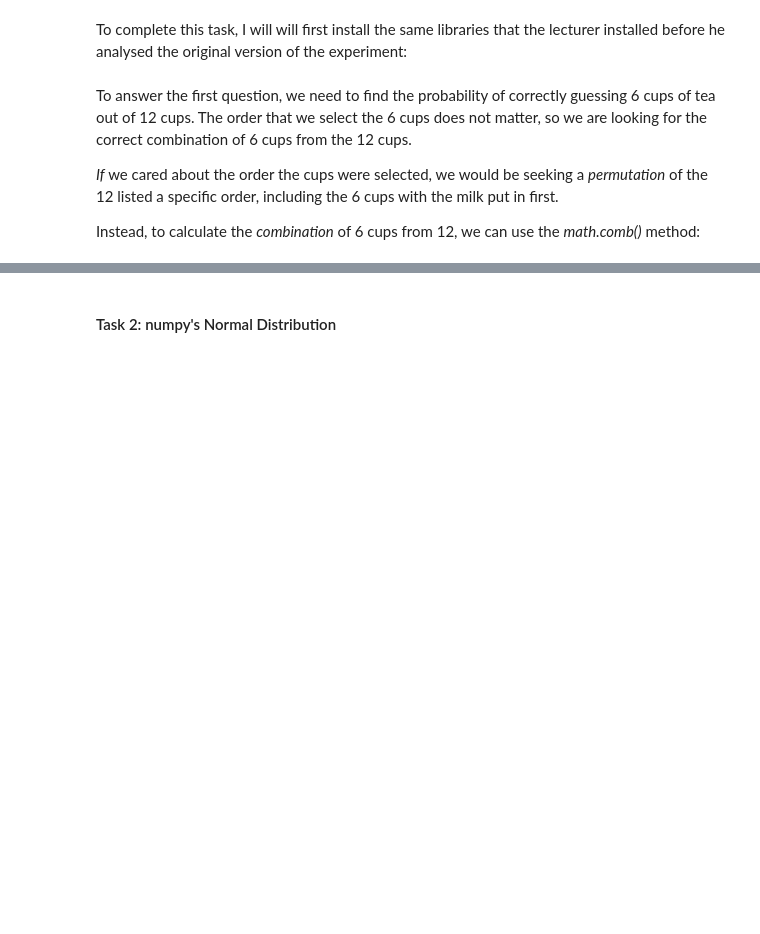
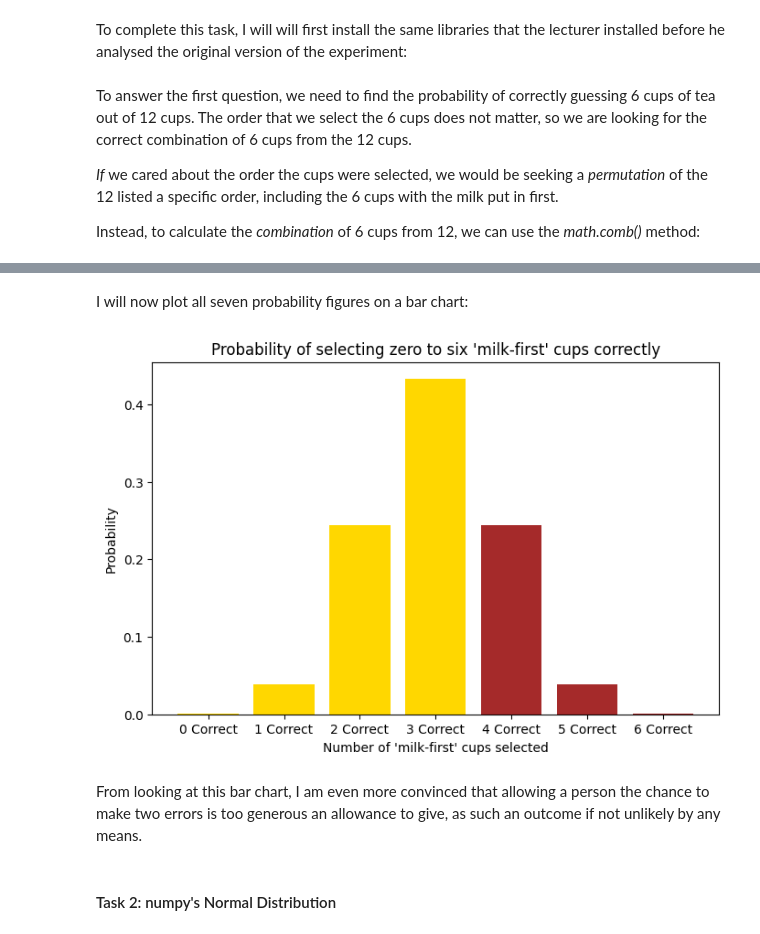
Before and after one commit to jmce22/app_stats, a Jupyter notebook: tasks.ipynb, the cells around one changed output, grey strips where cells are left out. Drawn from its saved outputs; the diff is of its cells as text; code cells hidden in the pictures; blank space fills up the shorter version.

Commit message:
answered remaining questions for Task 1. included bar chart to back up answer to last question of Task 1

```diff
--- a/tasks.ipynb
+++ b/tasks.ipynb
@@ -61,0 +81,12 @@ prob_6_correct
+# %%
+# The number of ways to select 4 out of the 6 'milk-first' cups multiplied by the number of ways to select 2 out of the 6 'tea-first' cups.
+ways_4_correct = math.comb(6,4) * math.comb (6,2)
+
+# dividing the above figure by the number of ways of selecting any 6 cups from the 12 cups
+prob_4_correct = ways_4_correct / all_combinations
+
+# finding the probability of selecting at most 2 wrong ie. at least 4 out of 6 correct, using the result from the last question
+prob_4_or_5_or_6_correct = prob_4_correct + prob_5_or_6_correct
+
+# Printing the result out to four decimal places
+print(f"The probability of correctly selecting at least 4 of the 'milk-first' cups is {round(prob_4_or_5_or_6_correct, 4)}.")
@@ -62,3 +97,36 @@ prob_6_correct
+# %%
+ways_0_correct = math.comb(6,0) * math.comb(6,6)
+prob_0_correct = ways_0_correct / all_combinations
+
+ways_1_correct = math.comb(6,1) * math.comb(6,5)
+prob_1_correct = ways_1_correct / all_combinations
+
+ways_2_correct = math.comb(6,2) * math.comb(6,4)
+prob_2_correct = ways_2_correct / all_combinations
+
+ways_3_correct = math.comb(6,3) * math.comb(6,3)
+prob_3_correct = ways_3_correct / all_combinations
+# %% [markdown]
+I will now plot all seven probability figures on a bar chart:
+# %%
+# Create a list of outcomes to include in the bar chart across the x-axis, and the probabilities of each outcome across the y-axis
+outcomes = ["0 Correct", "1 Correct", "2 Correct", "3 Correct", "4 Correct", "5 Correct", "6 Correct"]
+probabilities = [prob_0_correct, prob_1_correct, prob_2_correct, prob_3_correct, prob_4_correct, prob_5_correct, prob_6_correct]
+
+# To colour the bars for 4 or more cups differently to the bars for 3 or fewer cups, we can use an if-else statement
+colours = ["gold" if outcome in ["0 Correct", "1 Correct", "2 Correct", "3 Correct"] else "brown" for outcome in outcomes]
+
+# plotting the bar chart
+plt.figure(figsize=(8, 5))
+plt.bar(outcomes, probabilities, color=colours)
+plt.xlabel("Number of 'milk-first' cups selected")
+plt.ylabel("Probability")
+plt.title("Probability of selecting zero to six 'milk-first' cups correctly")
+plt.show()
+# %% [output]
+[figure, added]
+# %% [markdown]
+From looking at this bar chart, I am even more convinced that allowing a person the chance to make two errors is too generous an allowance to give, as such an outcome if not unlikely by any means.
 # %% [markdown]
 #### Task 2: numpy's Normal Distribution ####
 # %% [markdown]
```
Also changed, not shown: parts of 6 cells of this notebook.
